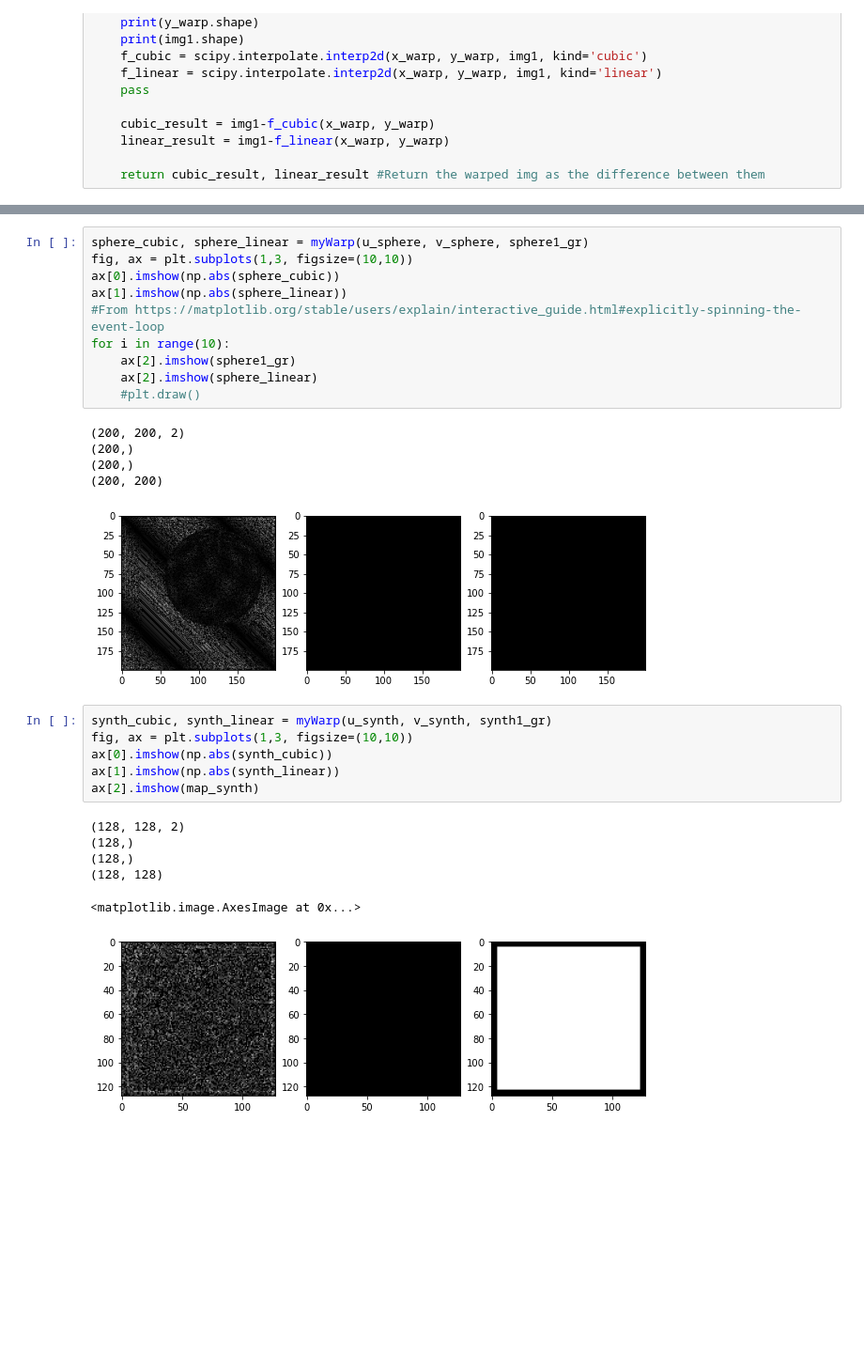
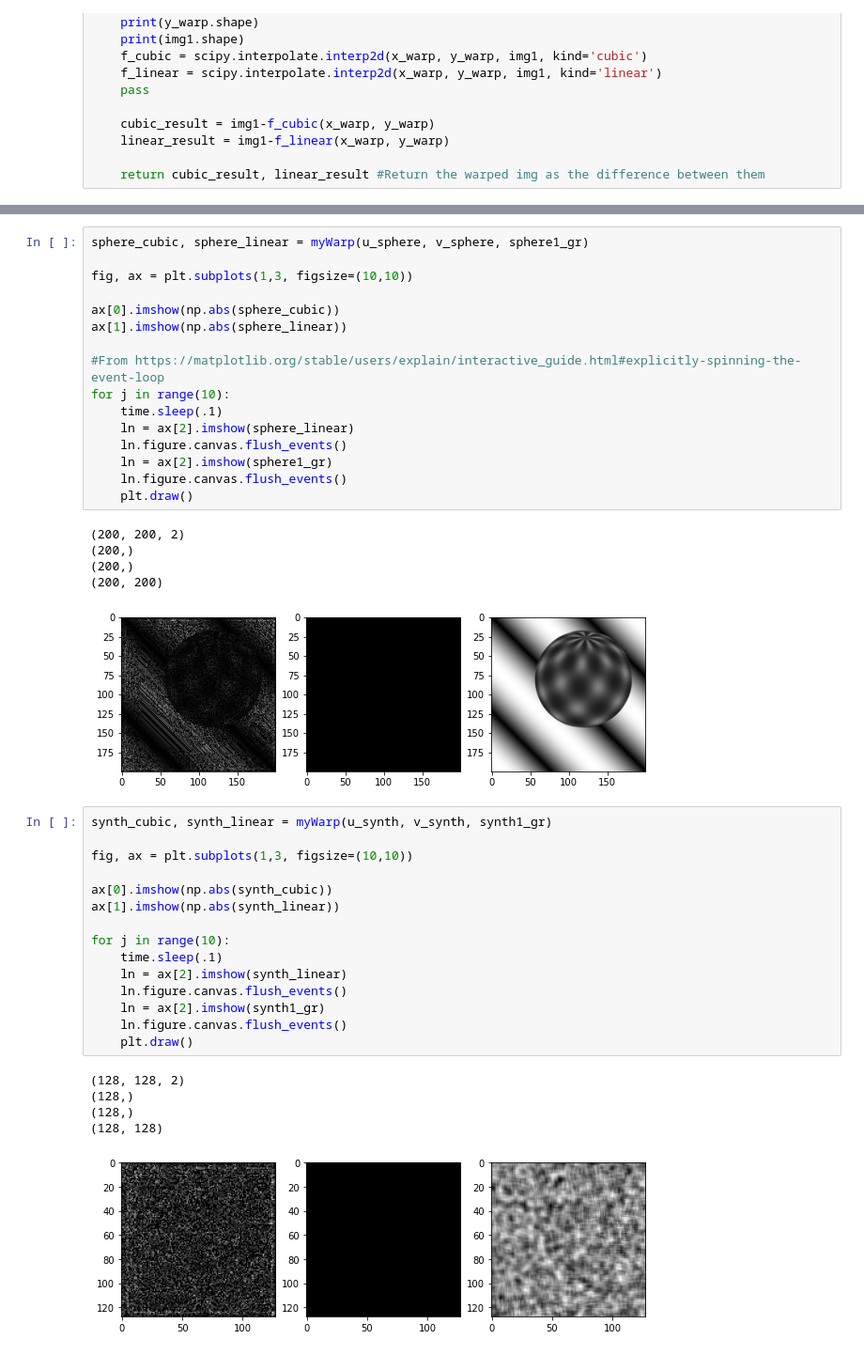
Before and after one commit to jimmyle888/cvlab, a Jupyter notebook: Project 4/a4_script.ipynb, the cells around one changed output, grey strips where cells are left out. Shown at 94% size. Drawn from its saved outputs; the diff is of its cells as text; blank space fills up the shorter version.

```diff
--- a/Project 4/a4_script.ipynb
+++ b/Project 4/a4_script.ipynb
@@ -474,29 +497,43 @@ def myWarp(u, v, img1):
 # %%
 sphere_cubic, sphere_linear = myWarp(u_sphere, v_sphere, sphere1_gr)
+
 fig, ax = plt.subplots(1,3, figsize=(10,10))
+
 ax[0].imshow(np.abs(sphere_cubic))
 ax[1].imshow(np.abs(sphere_linear))
+
 #From https://matplotlib.org/stable/users/explain/interactive_guide.html#explicitly-spinning-the-event-loop
-for i in range(10):
-    ax[2].imshow(sphere1_gr)
-    ax[2].imshow(sphere_linear)
-    #plt.draw()
+for j in range(10):
+    time.sleep(.1)
+    ln = ax[2].imshow(sphere_linear)
+    ln.figure.canvas.flush_events()
+    ln = ax[2].imshow(sphere1_gr)
+    ln.figure.canvas.flush_events()
+    plt.draw()
 # %% [output]
 (200, 200, 2)
 (200,)
 (200,)
 (200, 200)
-[figure, old version]
+[figure, new version]
 # %%
 synth_cubic, synth_linear = myWarp(u_synth, v_synth, synth1_gr)
+
 fig, ax = plt.subplots(1,3, figsize=(10,10))
+
 ax[0].imshow(np.abs(synth_cubic))
 ax[1].imshow(np.abs(synth_linear))
-ax[2].imshow(map_synth)
+
+for j in range(10):
+    time.sleep(.1)
+    ln = ax[2].imshow(synth_linear)
+    ln.figure.canvas.flush_events()
+    ln = ax[2].imshow(synth1_gr)
+    ln.figure.canvas.flush_events()
+    plt.draw()
 # %% [output]
 (128, 128, 2)
 (128,)
 (128,)
 (128, 128)
-<matplotlib.image.AxesImage at 0x...>
-[figure, old version]
+[figure, new version]
```
Also changed, not shown: parts of 18 cells of this notebook.
